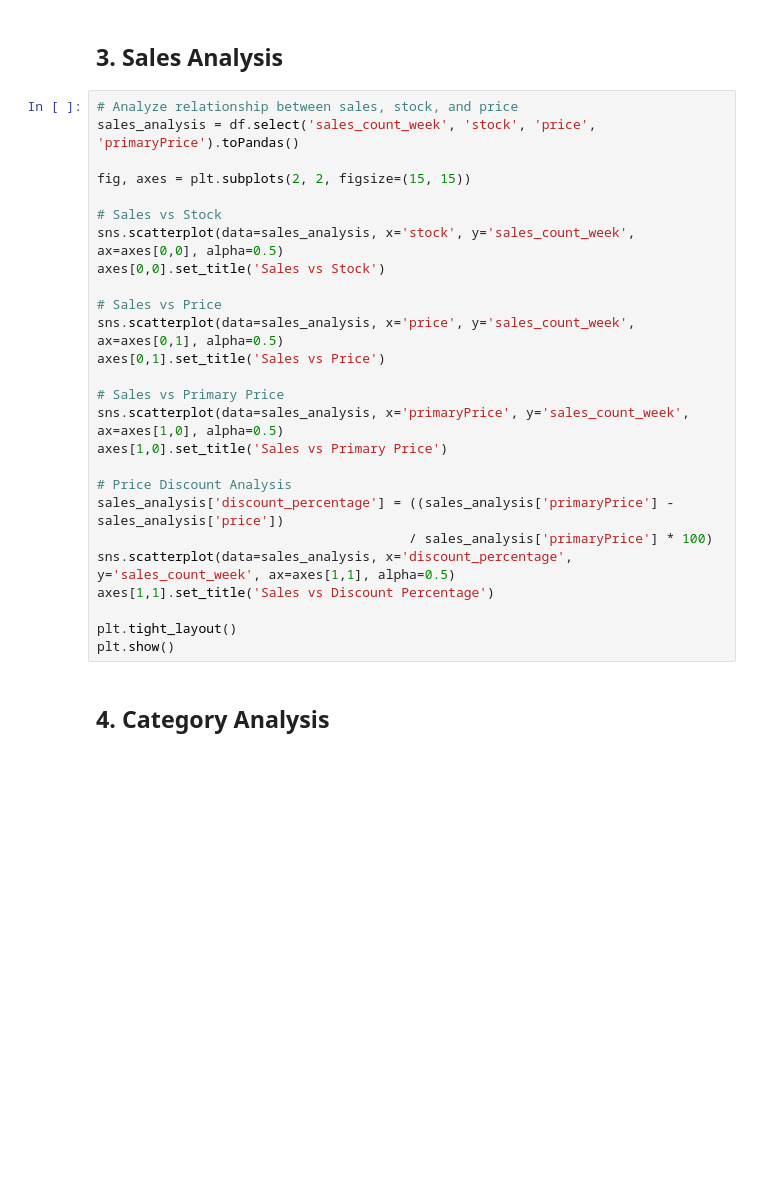
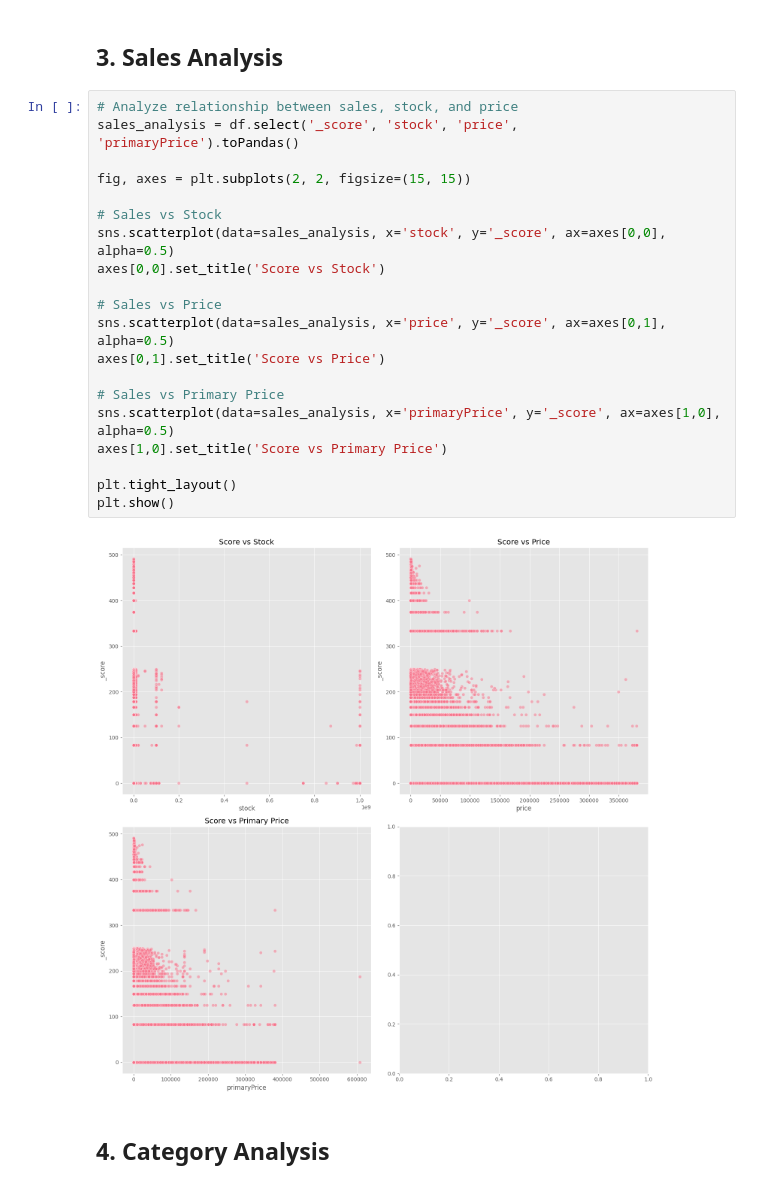
Before and after one commit to mou-code/big-data, a Jupyter notebook: notebooks/eda.ipynb, the cells around one changed output. Cells and saved outputs as stored; diff of their text form; blank space fills up the shorter version.

```diff
--- a/notebooks/eda.ipynb
+++ b/notebooks/eda.ipynb
@@ -368,29 +474,25 @@ Numerical Features Statistics:
 ## 3. Sales Analysis
 # %%
 # Analyze relationship between sales, stock, and price
-sales_analysis = df.select('sales_count_week', 'stock', 'price', 'primaryPrice').toPandas()
+sales_analysis = df.select('_score', 'stock', 'price', 'primaryPrice').toPandas()
 
 fig, axes = plt.subplots(2, 2, figsize=(15, 15))
 
 # Sales vs Stock
-sns.scatterplot(data=sales_analysis, x='stock', y='sales_count_week', ax=axes[0,0], alpha=0.5)
-axes[0,0].set_title('Sales vs Stock')
+sns.scatterplot(data=sales_analysis, x='stock', y='_score', ax=axes[0,0], alpha=0.5)
+axes[0,0].set_title('Score vs Stock')
 
 # Sales vs Price
-sns.scatterplot(data=sales_analysis, x='price', y='sales_count_week', ax=axes[0,1], alpha=0.5)
-axes[0,1].set_title('Sales vs Price')
+sns.scatterplot(data=sales_analysis, x='price', y='_score', ax=axes[0,1], alpha=0.5)
+axes[0,1].set_title('Score vs Price')
 
 # Sales vs Primary Price
-sns.scatterplot(data=sales_analysis, x='primaryPrice', y='sales_count_week', ax=axes[1,0], alpha=0.5)
-axes[1,0].set_title('Sales vs Primary Price')
-
-# Price Discount Analysis
-sales_analysis['discount_percentage'] = ((sales_analysis['primaryPrice'] - sales_analysis['price'])
-                                        / sales_analysis['primaryPrice'] * 100)
-sns.scatterplot(data=sales_analysis, x='discount_percentage', y='sales_count_week', ax=axes[1,1], alpha=0.5)
-axes[1,1].set_title('Sales vs Discount Percentage')
+sns.scatterplot(data=sales_analysis, x='primaryPrice', y='_score', ax=axes[1,0], alpha=0.5)
+axes[1,0].set_title('Score vs Primary Price')
 
 plt.tight_layout()
 plt.show()
+# %% [output]
+[figure, added]
 # %% [markdown]
 ## 4. Category Analysis
```
Also changed, not shown: parts of 17 cells of this notebook.
